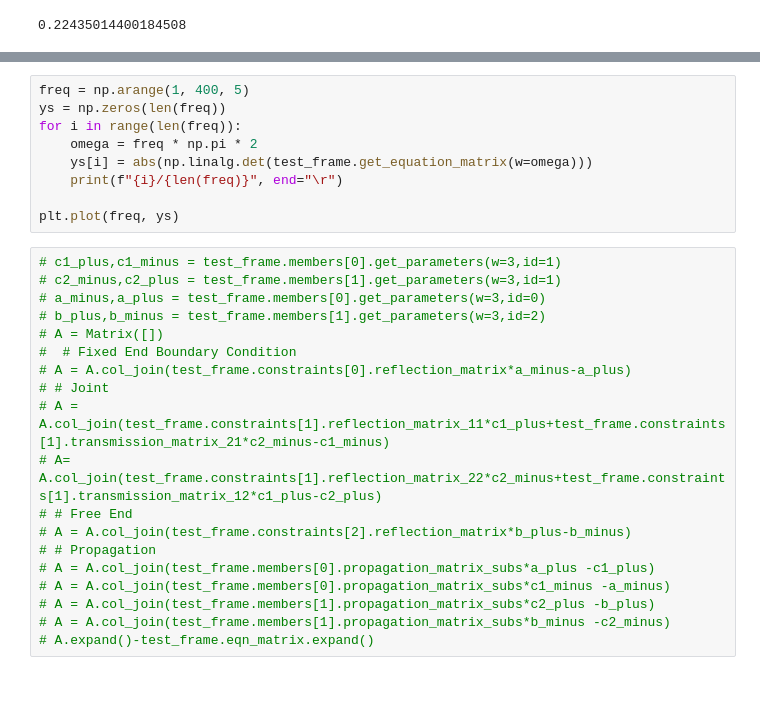
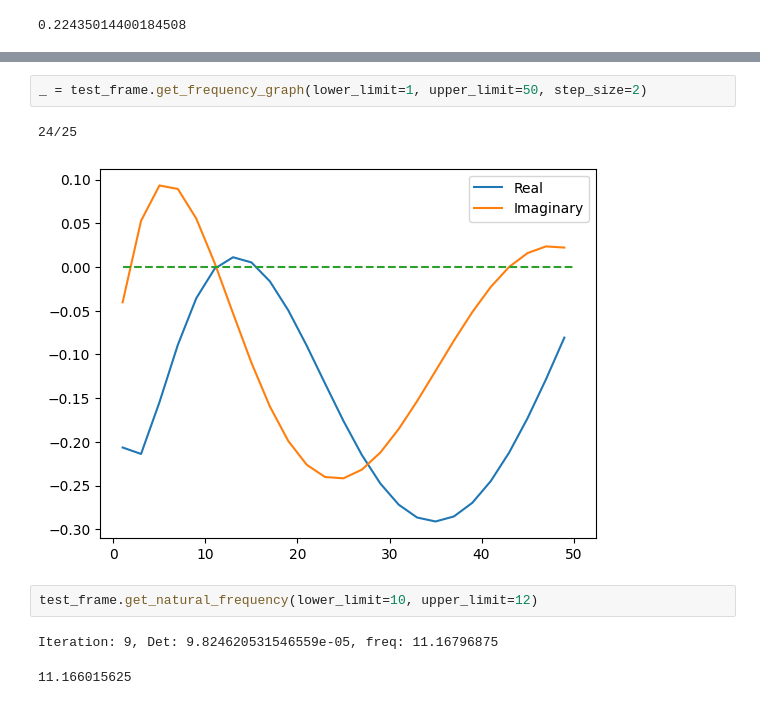
Before and after one commit to Manofmomo/AcousticAnalyser, a Jupyter notebook: test_notebook.ipynb, the cells around one changed output, grey strips where cells are left out. Saved outputs shown, nothing was run; the diff lists cells and outputs as text.

Commit message:
Implemented natural_freq finder

```diff
--- a/test_notebook.ipynb
+++ b/test_notebook.ipynb
@@ -38,28 +16,10 @@ print(abs(np.linalg.det(matrix)))
-# %%
-freq = np.arange(1, 400, 5)
-ys = np.zeros(len(freq))
-for i in range(len(freq)):
-    omega = freq * np.pi * 2
-    ys[i] = abs(np.linalg.det(test_frame.get_equation_matrix(w=omega)))
-    print(f"{i}/{len(freq)}", end="\r")
-
-plt.plot(freq, ys)
-# %%
-# c1_plus,c1_minus = test_frame.members[0].get_parameters(w=3,id=1)
-# c2_minus,c2_plus = test_frame.members[1].get_parameters(w=3,id=1)
-# a_minus,a_plus = test_frame.members[0].get_parameters(w=3,id=0)
-# b_plus,b_minus = test_frame.members[1].get_parameters(w=3,id=2)
-# A = Matrix([])
-#  # Fixed End Boundary Condition
-# A = A.col_join(test_frame.constraints[0].reflection_matrix*a_minus-a_plus)
-# # Joint
-# A = A.col_join(test_frame.constraints[1].reflection_matrix_11*c1_plus+test_frame.constraints[1].transmission_matrix_21*c2_minus-c1_minus)
-# A= A.col_join(test_frame.constraints[1].reflection_matrix_22*c2_minus+test_frame.constraints[1].transmission_matrix_12*c1_plus-c2_plus)
-# # Free End
-# A = A.col_join(test_frame.constraints[2].reflection_matrix*b_plus-b_minus)
-# # Propagation
-# A = A.col_join(test_frame.members[0].propagation_matrix_subs*a_plus -c1_plus)
-# A = A.col_join(test_frame.members[0].propagation_matrix_subs*c1_minus -a_minus)
-# A = A.col_join(test_frame.members[1].propagation_matrix_subs*c2_plus -b_plus)
-# A = A.col_join(test_frame.members[1].propagation_matrix_subs*b_minus -c2_minus)
-# A.expand()-test_frame.eqn_matrix.expand()
+# %%
+_ = test_frame.get_frequency_graph(lower_limit=1, upper_limit=50, step_size=2)
+# %% [output]
+24/25
+[figure, added]
+# %%
+test_frame.get_natural_frequency(lower_limit=10, upper_limit=12)
+# %% [output]
+Iteration: 9, Det: 9.824620531546559e-05, freq: 11.16796875
+11.166015625
```
Also changed, not shown: parts of 2 cells of this notebook, 2 other files.
